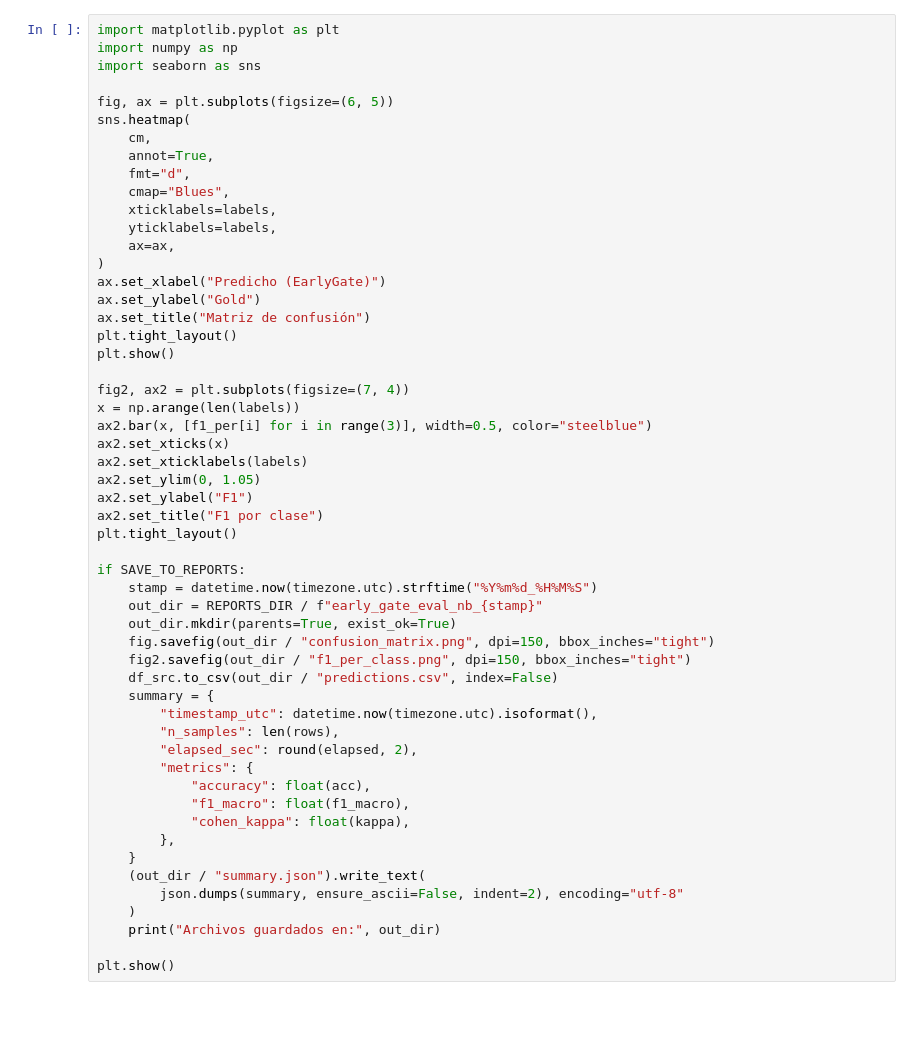
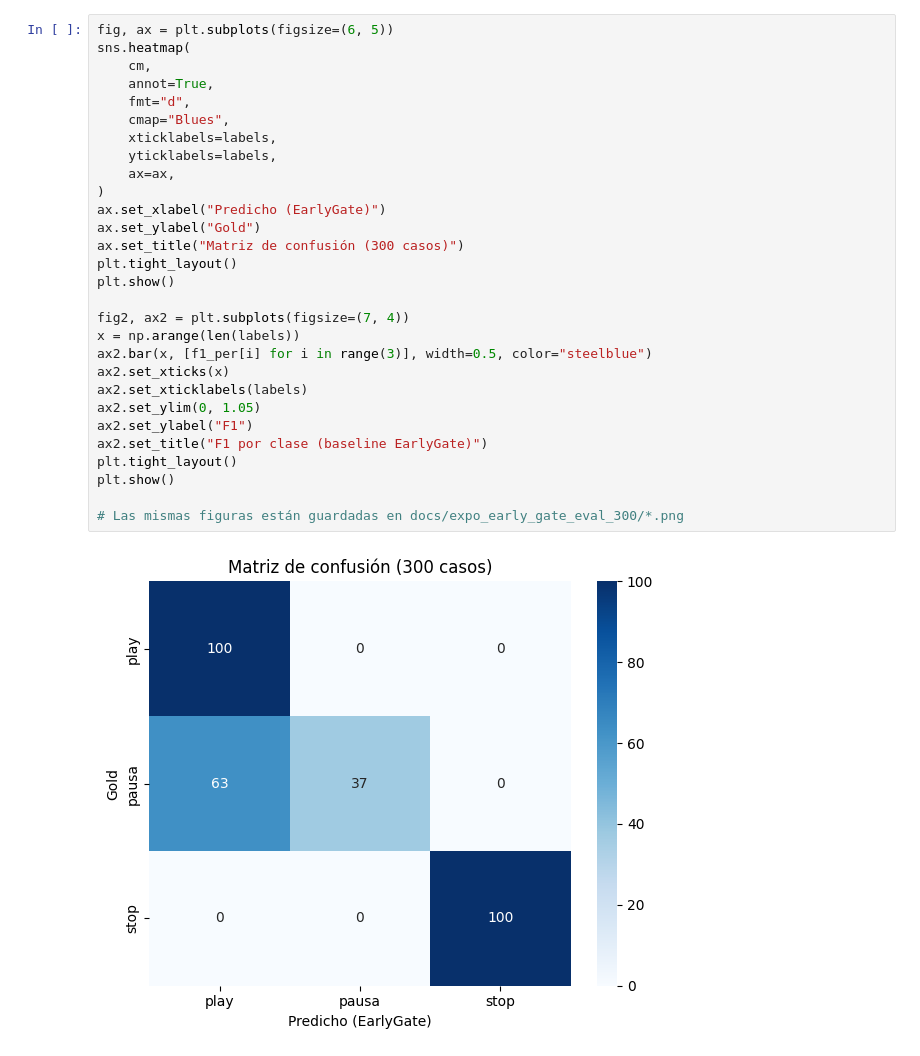
Before and after one commit to jpenalozay/tesis2, a Jupyter notebook: notebooks/eval_early_gate_vs_gold.ipynb, the cells around one changed output. Cells and saved outputs as stored; diff of their text form; blank space fills up the shorter version.

```diff
--- a/notebooks/eval_early_gate_vs_gold.ipynb
+++ b/notebooks/eval_early_gate_vs_gold.ipynb
@@ -159,54 +117,31 @@ print(classification_report(y_true, y_pred, labels=labels, zero_division=0))
 # %%
-import matplotlib.pyplot as plt
-import numpy as np
-import seaborn as sns
-
 fig, ax = plt.subplots(figsize=(6, 5))
 sns.heatmap(
     cm,
     annot=True,
     fmt="d",
     cmap="Blues",
     xticklabels=labels,
     yticklabels=labels,
     ax=ax,
 )
 ax.set_xlabel("Predicho (EarlyGate)")
 ax.set_ylabel("Gold")
-ax.set_title("Matriz de confusión")
+ax.set_title("Matriz de confusión (300 casos)")
 plt.tight_layout()
 plt.show()
 
 fig2, ax2 = plt.subplots(figsize=(7, 4))
 x = np.arange(len(labels))
 ax2.bar(x, [f1_per[i] for i in range(3)], width=0.5, color="steelblue")
 ax2.set_xticks(x)
 ax2.set_xticklabels(labels)
 ax2.set_ylim(0, 1.05)
 ax2.set_ylabel("F1")
-ax2.set_title("F1 por clase")
+ax2.set_title("F1 por clase (baseline EarlyGate)")
 plt.tight_layout()
+plt.show()
 
-if SAVE_TO_REPORTS:
-    stamp = datetime.now(timezone.utc).strftime("%Y%m%d_%H%M%S")
-    out_dir = REPORTS_DIR / f"early_gate_eval_nb_{stamp}"
-    out_dir.mkdir(parents=True, exist_ok=True)
-    fig.savefig(out_dir / "confusion_matrix.png", dpi=150, bbox_inches="tight")
-    fig2.savefig(out_dir / "f1_per_class.png", dpi=150, bbox_inches="tight")
-    df_src.to_csv(out_dir / "predictions.csv", index=False)
-    summary = {
-        "timestamp_utc": datetime.now(timezone.utc).isoformat(),
-        "n_samples": len(rows),
-        "elapsed_sec": round(elapsed, 2),
-        "metrics": {
-            "accuracy": float(acc),
-            "f1_macro": float(f1_macro),
-            "cohen_kappa": float(kappa),
-        },
-    }
-    (out_dir / "summary.json").write_text(
-        json.dumps(summary, ensure_ascii=False, indent=2), encoding="utf-8"
-    )
-    print("Archivos guardados en:", out_dir)
-
-plt.show()
+# Las mismas figuras están guardadas en docs/expo_early_gate_eval_300/*.png
+# %% [output]
+[figure, added]
```
Also changed, not shown: parts of 9 cells of this notebook, 8 other files.
